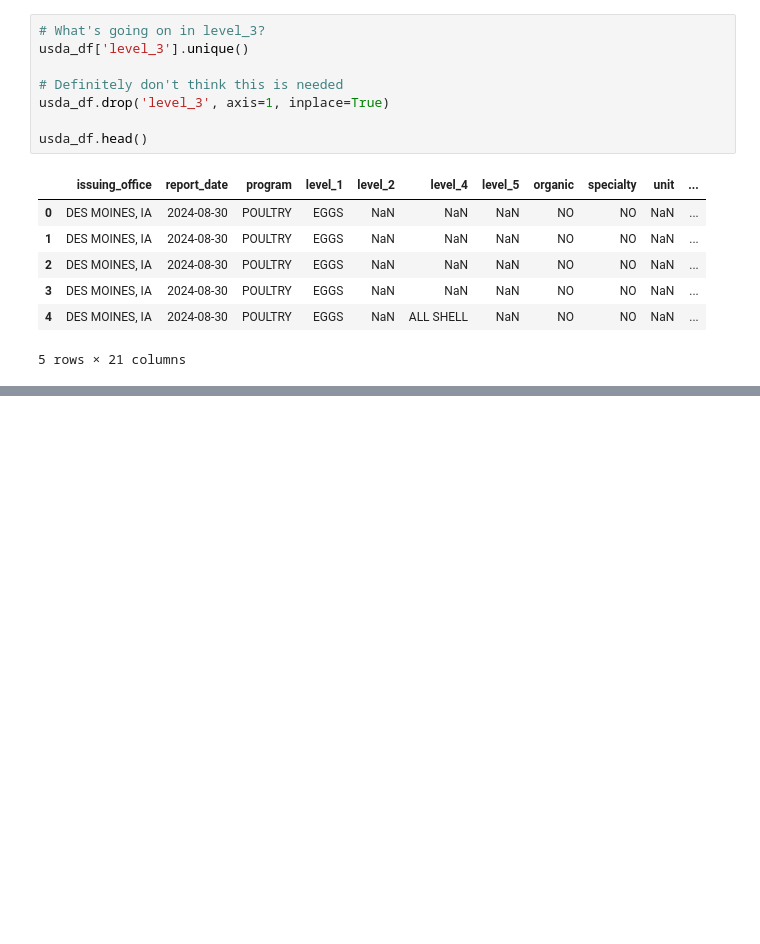
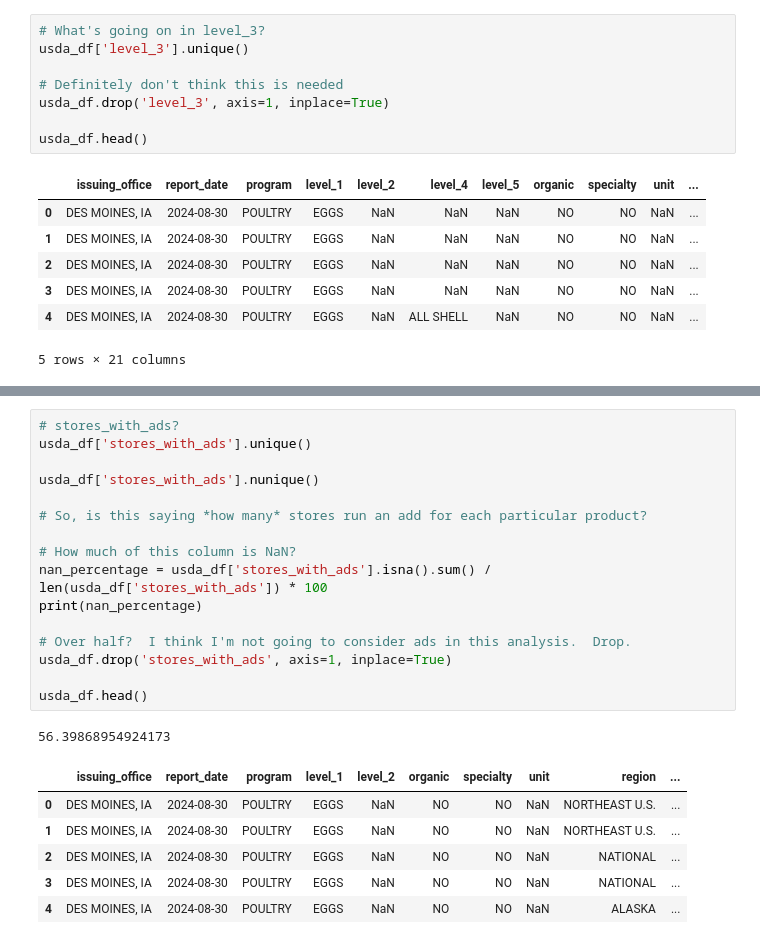
Before and after one commit to bradleytkay/Q1-2025-data-analysis-project-challenge, a Jupyter notebook: Q1-2025-step-2-data-cleaning-and-preparation.ipynb, the cells around one changed output, grey strips where cells are left out. Drawn from its saved outputs; the diff is of its cells as text; blank space fills up the shorter version.

```diff
--- a/Q1-2025-step-2-data-cleaning-and-preparation.ipynb
+++ b/Q1-2025-step-2-data-cleaning-and-preparation.ipynb
@@ -170,0 +253,24 @@ usda_df.head()
+# %%
+# stores_with_ads?
+usda_df['stores_with_ads'].unique()
+
+usda_df['stores_with_ads'].nunique()
+
+# So, is this saying *how many* stores run an add for each particular product?
+
+# How much of this column is NaN?
+nan_percentage = usda_df['stores_with_ads'].isna().sum() / len(usda_df['stores_with_ads']) * 100
+print(nan_percentage)
+
+# Over half?  I think I'm not going to consider ads in this analysis.  Drop.
+usda_df.drop('stores_with_ads', axis=1, inplace=True)
+
+usda_df.head()
+# %% [output]
+56.39868954924173
+|  | issuing_office | report_date | program | level_1 | level_2 | organic | specialty | unit | region | ... |
+| 0 | DES MOINES, IA | 2024-08-30 | POULTRY | EGGS | NaN | NO | NO | NaN | NORTHEAST U.S. | ... |
+| 1 | DES MOINES, IA | 2024-08-30 | POULTRY | EGGS | NaN | NO | NO | NaN | NORTHEAST U.S. | ... |
+| 2 | DES MOINES, IA | 2024-08-30 | POULTRY | EGGS | NaN | NO | NO | NaN | NATIONAL | ... |
+| 3 | DES MOINES, IA | 2024-08-30 | POULTRY | EGGS | NaN | NO | NO | NaN | NATIONAL | ... |
+| 4 | DES MOINES, IA | 2024-08-30 | POULTRY | EGGS | NaN | NO | NO | NaN | ALASKA | ... |
```
Also changed, not shown: parts of 15 cells of this notebook.
